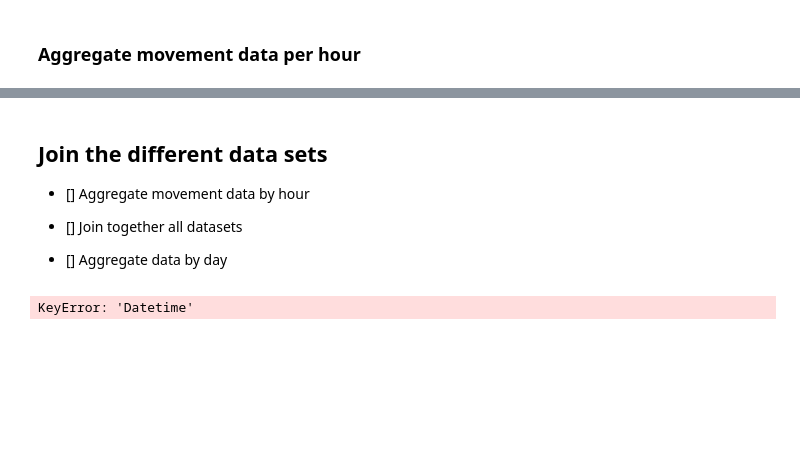
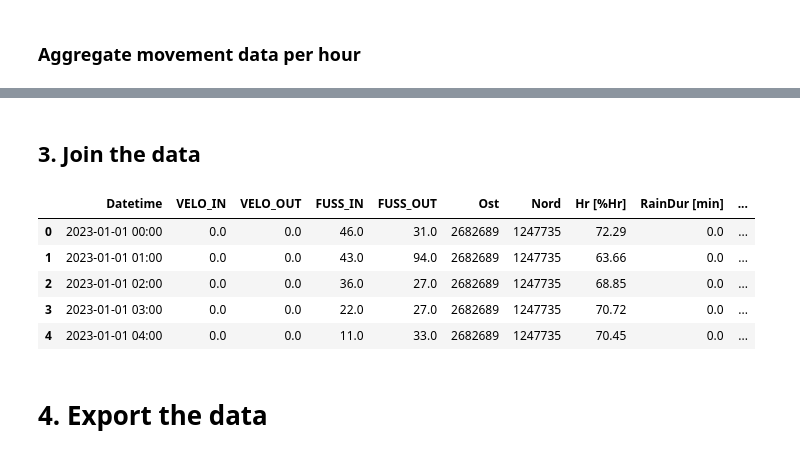
Before and after one commit to Phipsi/esc403, a Jupyter notebook: src/data_preparation.ipynb, the cells around one changed output, grey strips where cells are left out. Cells and saved outputs as stored; diff of their text form; code cells hidden in the pictures; blank space fills up the shorter version.

```diff
--- a/src/data_preparation.ipynb
+++ b/src/data_preparation.ipynb
@@ -160,10 +171,28 @@ movements2023_hourly.head(25)
 # %% [markdown]
-## Join the different data sets
-- [] Aggregate movement data by hour
-- [] Join together all datasets
-
-- [] Aggregate data by day
+## 3. Join the data
 # %%
-pd.merge(movements2023, wide_weather2023.drop(['Date', 'Time'], axis = 1), on = 'Datetime', how = 'left')
+# Join movements and weather
+df_agg_hourly = pd.merge(movements2023_hourly, wide_weather2023.drop('Datum', axis = 1),
+         left_on = 'Datetime', right_on = 'Datetime', how = 'left')
+
+# Join population data
+df_agg_hourly = pd.merge(df_agg_hourly, population,
+                         left_on = 'Year', right_on = 'StichtagDatJahr', how = 'left')
+
+# Remove 'StichtagDatJahr'
+df_agg_hourly = df_agg_hourly.drop('StichtagDatJahr', axis = 1)
+
+# Join meta data
+df_agg_hourly = pd.merge()
+
+# Display
+df_agg_hourly.head()
 # %% [output]
-KeyError: 'Datetime'
+|  | Datetime | VELO_IN | VELO_OUT | FUSS_IN | FUSS_OUT | Ost | Nord | Hr [%Hr] | RainDur [min] | ... |
+| 0 | 2023-01-01 00:00 | 0.0 | 0.0 | 46.0 | 31.0 | 2682689 | 1247735 | 72.29 | 0.0 | ... |
+| 1 | 2023-01-01 01:00 | 0.0 | 0.0 | 43.0 | 94.0 | 2682689 | 1247735 | 63.66 | 0.0 | ... |
+| 2 | 2023-01-01 02:00 | 0.0 | 0.0 | 36.0 | 27.0 | 2682689 | 1247735 | 68.85 | 0.0 | ... |
+| 3 | 2023-01-01 03:00 | 0.0 | 0.0 | 22.0 | 27.0 | 2682689 | 1247735 | 70.72 | 0.0 | ... |
+| 4 | 2023-01-01 04:00 | 0.0 | 0.0 | 11.0 | 33.0 | 2682689 | 1247735 | 70.45 | 0.0 | ... |
+# %% [markdown]
+# 4. Export the data
```
Also changed, not shown: parts of 14 cells of this notebook, 1 other file.
